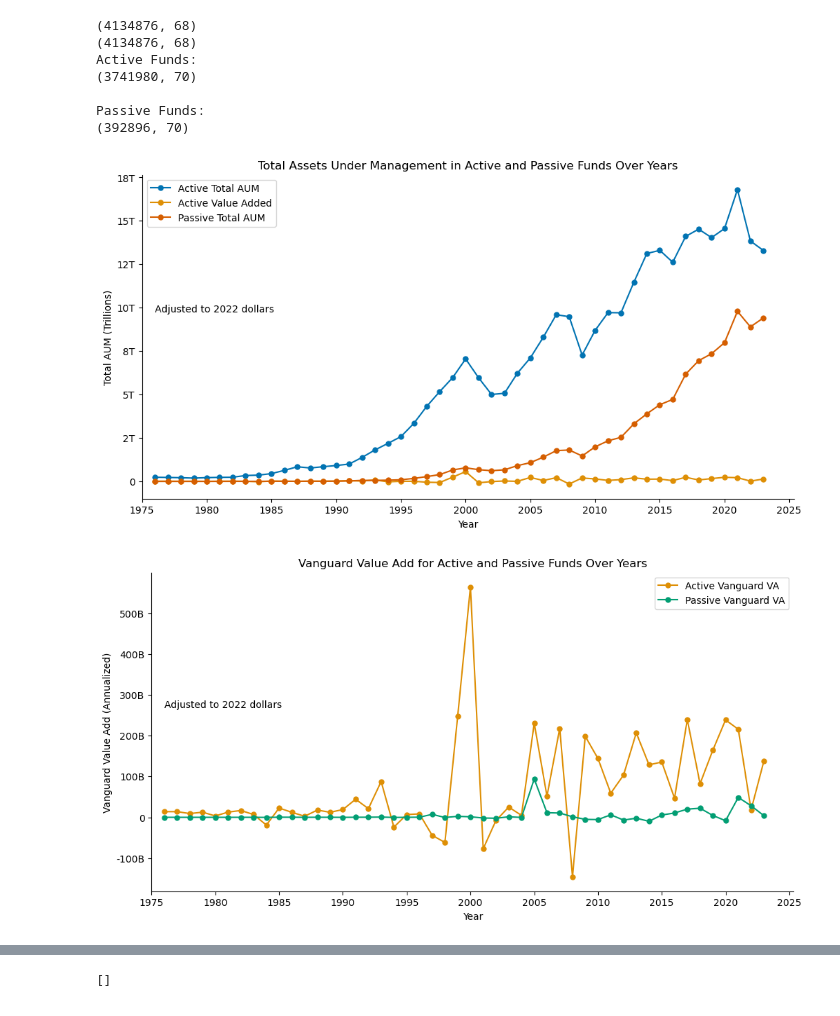
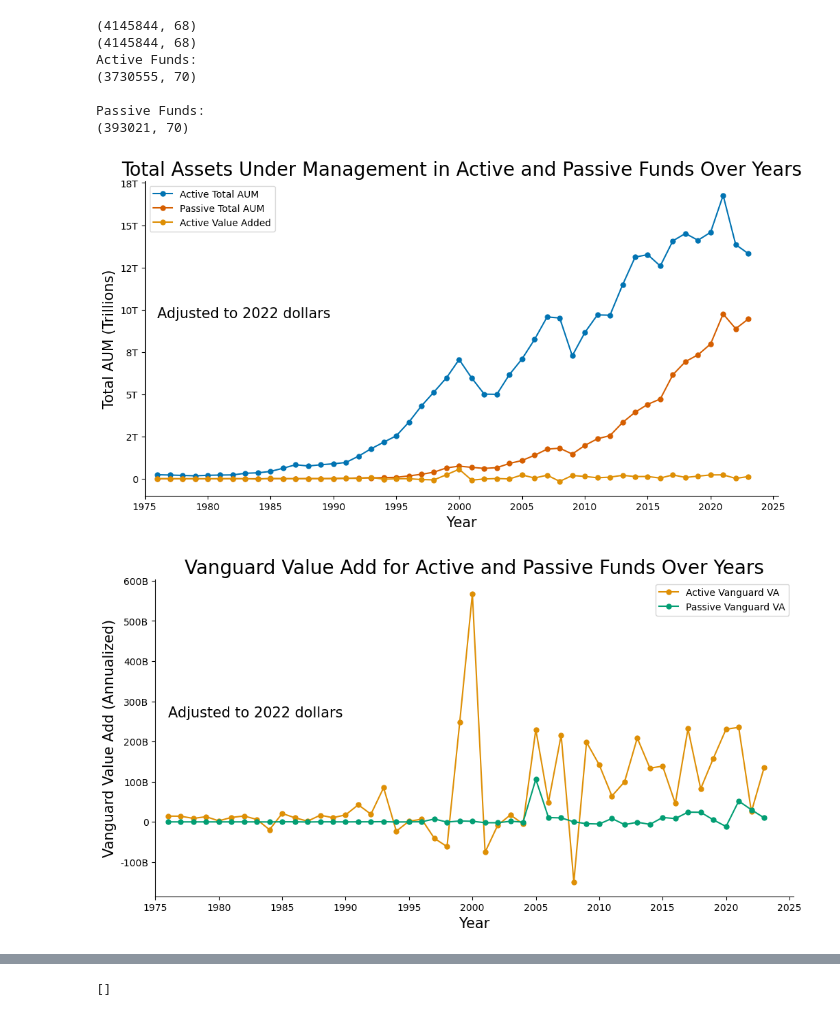
Before and after one commit to ABaraban/WRDS_FA, a Jupyter notebook: passive_active.ipynb, the cells around one changed output, grey strips where cells are left out. Drawn from its saved outputs; the diff is of its cells as text; code cells hidden in the pictures.

```diff
--- a/passive_active.ipynb
+++ b/passive_active.ipynb
@@ -40,9 +40,9 @@ print(df_merged.shape)
 # Create the 'index' column
 df_merged['index'] = df_merged['fund_name'].str.contains('|'.join(substrings), case=False).astype(int)
 
-
+exclude_bond = ~df_merged['fund_name'].str.contains('bond', case=False, na=False)
+df_merged = df_merged[exclude_bond]
 # df_merged = df_merged[~((df_merged['index_fund_flag'] == 'D') | (df_merged['index'] == 1))]
-
 # conditions_active = (
 #     (df_merged['index_fund_flag'].isin(['B', 'E'])) &
 #     (df_merged['index'] == 0)
@@ -80,13 +80,13 @@ print(passive_funds.shape)
 
 # There are no other Funds
 # %% [output]
-(4134876, 68)
-(4134876, 68)
+(4145844, 68)
+(4145844, 68)
 Active Funds:
-(3741980, 70)
+(3730555, 70)
 
 Passive Funds:
-(392896, 70)
+(393021, 70)
 # %%
 # # Calculate average value added in the second half of the observations by year
 # df_merged['caldt'] = pd.to_datetime(df_merged['caldt'])
@@ -131,7 +131,8 @@ Passive Funds:
 # %%
 from matplotlib.ticker import FuncFormatter
 import matplotlib.pyplot as plt
-
+title_fontsize = 20
+axes_label_fontsize = 15
 sns.set_palette("colorblind")
 color = sns.color_palette("colorblind")
 
@@ -218,14 +219,15 @@ formatter = FuncFormatter(trillions)
 # Plot AUM for Active and Passive funds by year
 plt.figure(figsize=(12, 6))
 plt.plot(active_df_by_year['year'], active_df_by_year['total_aum_in_funds'], marker='o', markersize=5, label="Active Total AUM", color=colors['active_aum'])
+plt.plot(passive_df_by_year['year'], passive_df_by_year['total_aum_in_funds'], marker='o', markersize=5, label="Passive Total AUM", color=colors['passive_aum'])
 plt.plot(active_df_by_year['year'], active_df_by_year['vanguard_VA_tot'], marker='o', markersize=5, label="Active Value Added", color=colors['active_va'])
-plt.plot(passive_df_by_year['year'], passive_df_by_year['total_aum_in_funds'], marker='o', markersize=5, label="Passive Total AUM", color=colors['passive_aum'])
-plt.title('Total Assets Under Management in Active and Passive Funds Over Years')
-plt.xlabel('Year')
-plt.ylabel('Total AUM (Trillions)')
+
+plt.title('Total Assets Under Management in Active and Passive Funds Over Years', fontsize=title_fontsize)
+plt.xlabel('Year', fontsize=axes_label_fontsize)
+plt.ylabel('Total AUM (Trillions)', fontsize=axes_label_fontsize)
 plt.gca().yaxis.set_major_formatter(formatter)  # apply formatter
 plt.text(0.02, 0.6, 'Adjusted to 2022 dollars', transform=plt.gca().transAxes,
-         fontsize=10, verticalalignment='top', bbox=None)
+         fontsize=axes_label_fontsize, verticalalignment='top', bbox=None)
 
 ax = plt.gca()
 ax.spines['top'].set_visible(False)
@@ -233,36 +235,37 @@ ax.spines['right'].set_visible(False)
 ax.spines['left'].set_visible(True)
 ax.spines['bottom'].set_visible(True)
 ax.set_xticks(range(1965, 2026, 5))
 ax.set_xlim(left=1975)
 plt.grid(False)
 plt.legend()
 plt.savefig('figures/active_passive_aum.pdf')
 plt.show()
 formatter = FuncFormatter(billions)
 
 # Plot Vanguard Value Add for Active and Passive funds by year
 plt.figure(figsize=(12, 6))
 plt.plot(active_df_by_year['year'], active_df_by_year['vanguard_VA_tot'], marker='o', markersize=5, label="Active Vanguard VA", color=colors['active_va'])
 plt.plot(passive_df_by_year['year'], passive_df_by_year['vanguard_VA_tot'], marker='o', markersize=5, label="Passive Vanguard VA", color=colors['passive_va'])
 
-plt.title('Vanguard Value Add for Active and Passive Funds Over Years')
-plt.xlabel('Year')
-plt.ylabel('Vanguard Value Add (Annualized)')
+# Titles and Labels
+plt.title('Vanguard Value Add for Active and Passive Funds Over Years', fontsize=title_fontsize)
+plt.xlabel('Year', fontsize=axes_label_fontsize)
+plt.ylabel('Vanguard Value Add (Annualized)', fontsize=axes_label_fontsize)
 plt.text(0.02, 0.6, 'Adjusted to 2022 dollars', transform=plt.gca().transAxes,
-         fontsize=10, verticalalignment='top', bbox=None)
+         fontsize=axes_label_fontsize, verticalalignment='top', bbox=None)
 plt.gca().yaxis.set_major_formatter(formatter)  # apply formatter
 
 ax = plt.gca()
 ax.spines['top'].set_visible(False)
 ax.spines['right'].set_visible(False)
 ax.spines['left'].set_visible(True)
 ax.spines['bottom'].set_visible(True)
 ax.set_xticks(range(1965, 2026, 5))
 ax.set_xlim(left=1975)
 plt.grid(False)
 plt.legend()
 plt.savefig('figures/active_passive_vanguard_va.pdf')
 plt.show()
 # %% [output]
-[figure, old version]
+[figure, new version]
-[figure, old version]
+[figure, new version]
```
Also changed, not shown: parts of 8 cells of this notebook, 2 other files.
